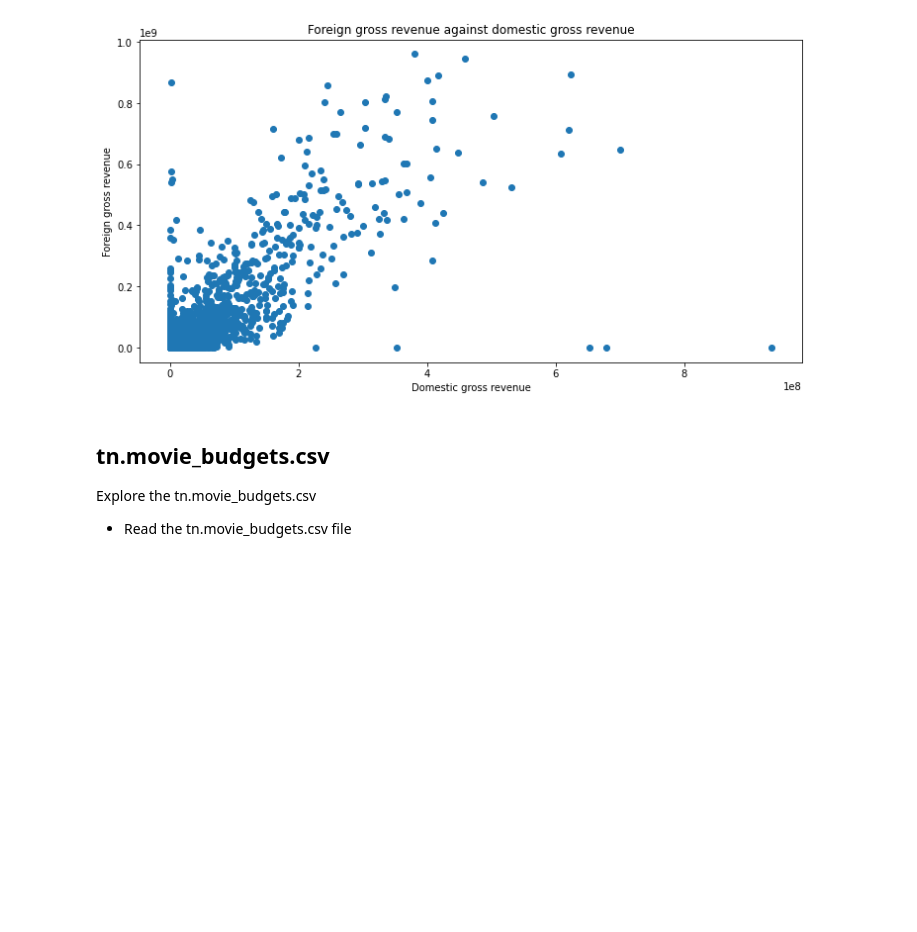
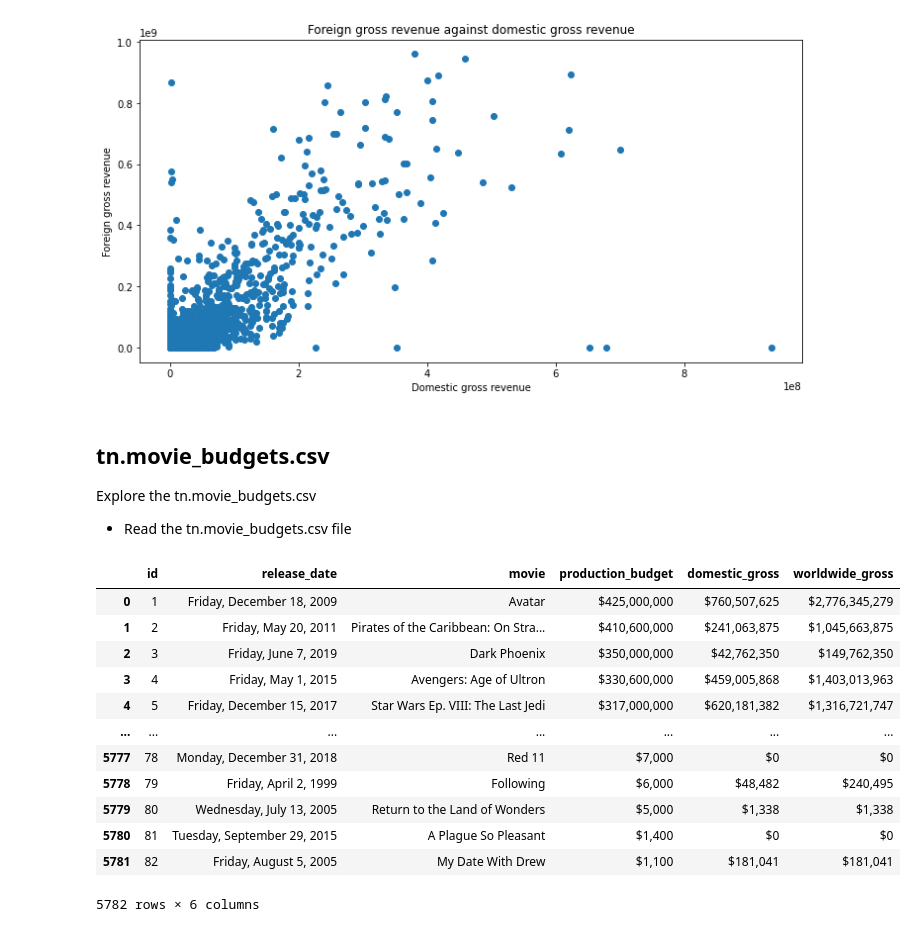
Before and after one commit to NicholasKIRUI/Data-Science-Course---Phase-1-Project, a Jupyter notebook: index.ipynb, the cells around one changed output. Drawn from its saved outputs; the diff is of its cells as text; code cells hidden in the pictures; blank space fills up the shorter version.

Commit message:
data cleaning movie budgets file

```diff
--- a/index.ipynb
+++ b/index.ipynb
@@ -481,3 +481,24 @@ plt.show()
 
 Explore the tn.movie_budgets.csv
 - Read the tn.movie_budgets.csv file
+# %%
+# create a pandas mmovie_budgets_df
+# read the bom.movie_gross.csv file into the movie_budgets_df
+# open the mmovie_budgets_df
+
+movie_budgets_df = pd.read_csv('tn.movie_budgets.csv')
+movie_budgets_df
+# %% [output]
+|  | id | release_date | movie | production_budget | domestic_gross | worldwide_gross |
+| 0 | 1 | Friday, December 18, 2009 | Avatar | $425,000,000 | $760,507,625 | $2,776,345,279 |
+| 1 | 2 | Friday, May 20, 2011 | Pirates of the Caribbean: On Stra... | $410,600,000 | $241,063,875 | $1,045,663,875 |
+| 2 | 3 | Friday, June 7, 2019 | Dark Phoenix | $350,000,000 | $42,762,350 | $149,762,350 |
+| 3 | 4 | Friday, May 1, 2015 | Avengers: Age of Ultron | $330,600,000 | $459,005,868 | $1,403,013,963 |
+| 4 | 5 | Friday, December 15, 2017 | Star Wars Ep. VIII: The Last Jedi | $317,000,000 | $620,181,382 | $1,316,721,747 |
+| ... | ... | ... | ... | ... | ... | ... |
+| 5777 | 78 | Monday, December 31, 2018 | Red 11 | $7,000 | $0 | $0 |
+| 5778 | 79 | Friday, April 2, 1999 | Following | $6,000 | $48,482 | $240,495 |
+| 5779 | 80 | Wednesday, July 13, 2005 | Return to the Land of Wonders | $5,000 | $1,338 | $1,338 |
+| 5780 | 81 | Tuesday, September 29, 2015 | A Plague So Pleasant | $1,400 | $0 | $0 |
+| 5781 | 82 | Friday, August 5, 2005 | My Date With Drew | $1,100 | $181,041 | $181,041 |
+5782 rows × 6 columns
```
Also changed, not shown: parts of 6 cells of this notebook.
